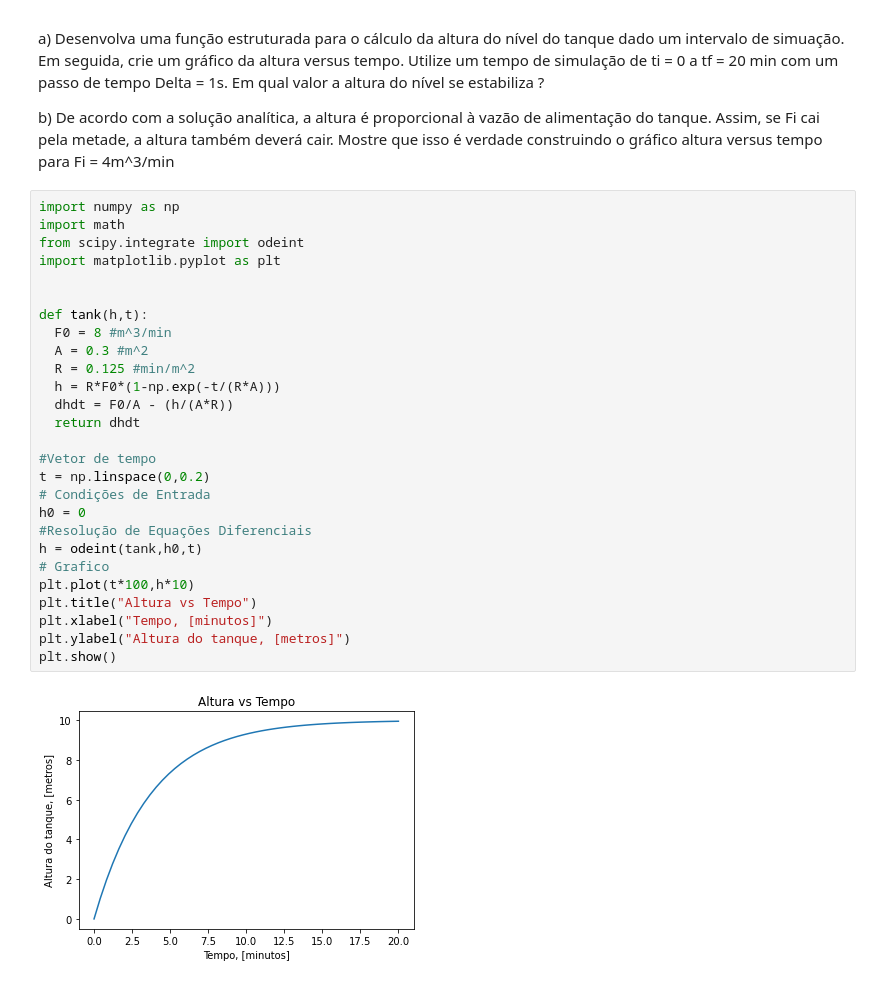
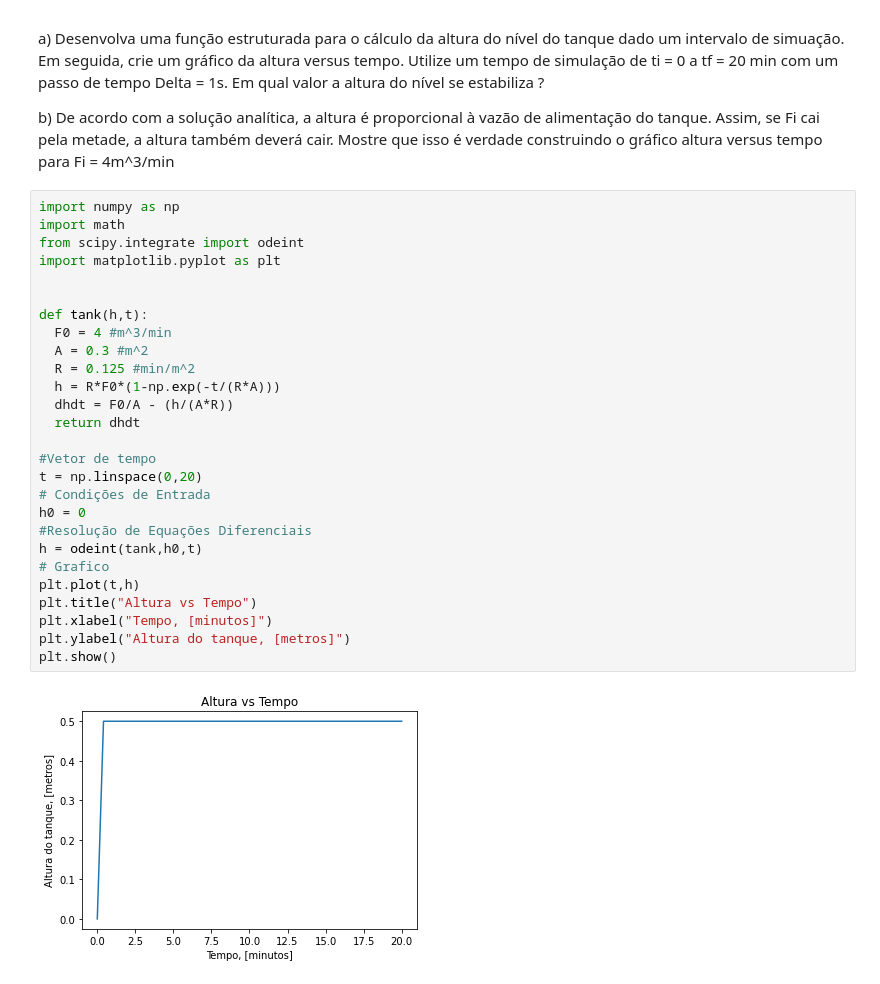
Before and after one commit to Alvaro3110/Engenharia-Quimica, a Jupyter notebook: Análise de Controle/Tanque_Dinâmico.ipynb, the cells around one changed output. Drawn from its saved outputs; the diff is of its cells as text.

```diff
--- a/Análise de Controle/Tanque_Dinâmico.ipynb
+++ b/Análise de Controle/Tanque_Dinâmico.ipynb
@@ -23,29 +23,29 @@ b) De acordo com a solução analítica, a altura é proporcional à vazão de a
 # %%
 import numpy as np
 import math
 from scipy.integrate import odeint
 import matplotlib.pyplot as plt
 
 
 def tank(h,t):
-  F0 = 8 #m^3/min
+  F0 = 4 #m^3/min
   A = 0.3 #m^2
   R = 0.125 #min/m^2
   h = R*F0*(1-np.exp(-t/(R*A)))
   dhdt = F0/A - (h/(A*R))
   return dhdt
 
 #Vetor de tempo
-t = np.linspace(0,0.2)
+t = np.linspace(0,20)
 # Condições de Entrada
 h0 = 0
 #Resolução de Equações Diferenciais
 h = odeint(tank,h0,t)
 # Grafico
-plt.plot(t*100,h*10)
+plt.plot(t,h)
 plt.title("Altura vs Tempo")
 plt.xlabel("Tempo, [minutos]")
 plt.ylabel("Altura do tanque, [metros]")
 plt.show()
 # %% [output]
-[figure, old version]
+[figure, new version]
```
Also changed, not shown: parts of 3 cells of this notebook.
